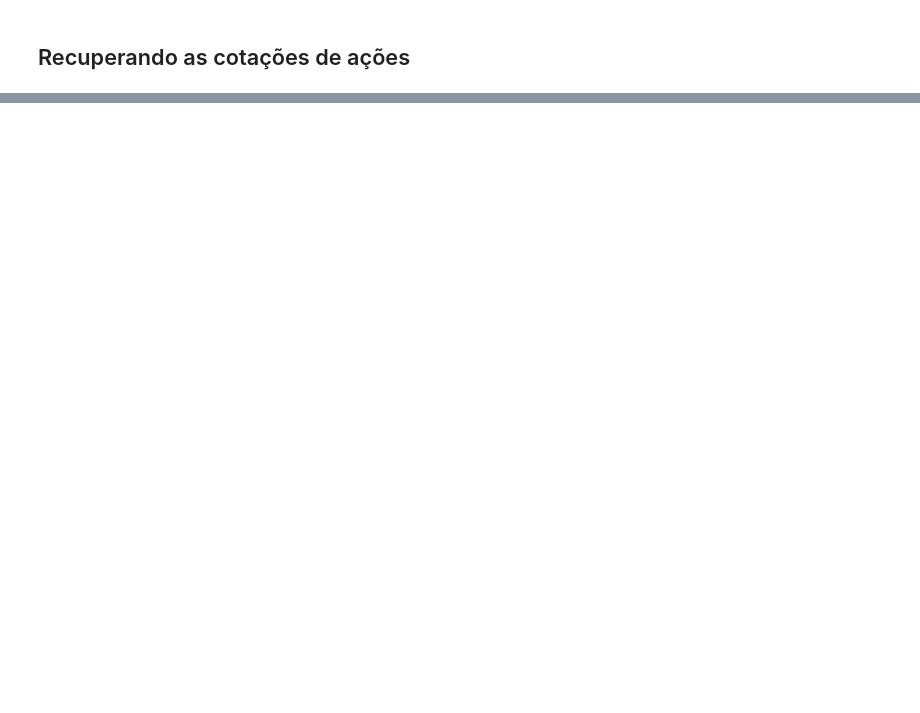
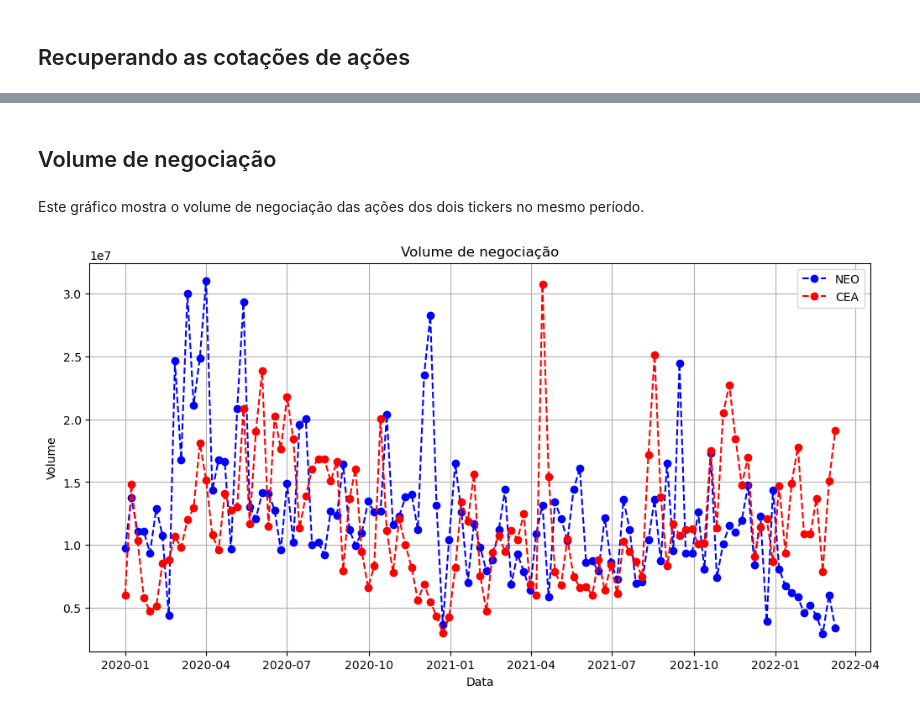
Before and after one commit to arthurfoschiani/FIAP, a Jupyter notebook: Daniel Gonçalves/Challenge - Sprint 3.ipynb, the cells around one changed output, grey strips where cells are left out. Cells and saved outputs as stored; diff of their text form; code cells hidden in the pictures; blank space fills up the shorter version.

```diff
--- a/Daniel Gonçalves/Challenge - Sprint 3.ipynb
+++ b/Daniel Gonçalves/Challenge - Sprint 3.ipynb
@@ -138,0 +233,16 @@ plt.show()
+# %% [markdown]
+## Volume de negociação
+# %% [markdown]
+Este gráfico mostra o volume de negociação das ações dos dois tickers no mesmo período.
+# %%
+plt.figure(figsize=(12,6))
+plt.plot(dataNEO['Volume'], label='NEO', linestyle='--', marker='o', color='blue')
+plt.plot(dataCEA['Volume'], label='CEA', linestyle='--', marker='o', color='red')
+plt.title('Volume de negociação')
+plt.xlabel('Data')
+plt.ylabel('Volume')
+plt.legend()
+plt.grid()
+plt.show()
+# %% [output]
+[figure, added]
```
Also changed, not shown: parts of 42 cells of this notebook, 3 other files.
